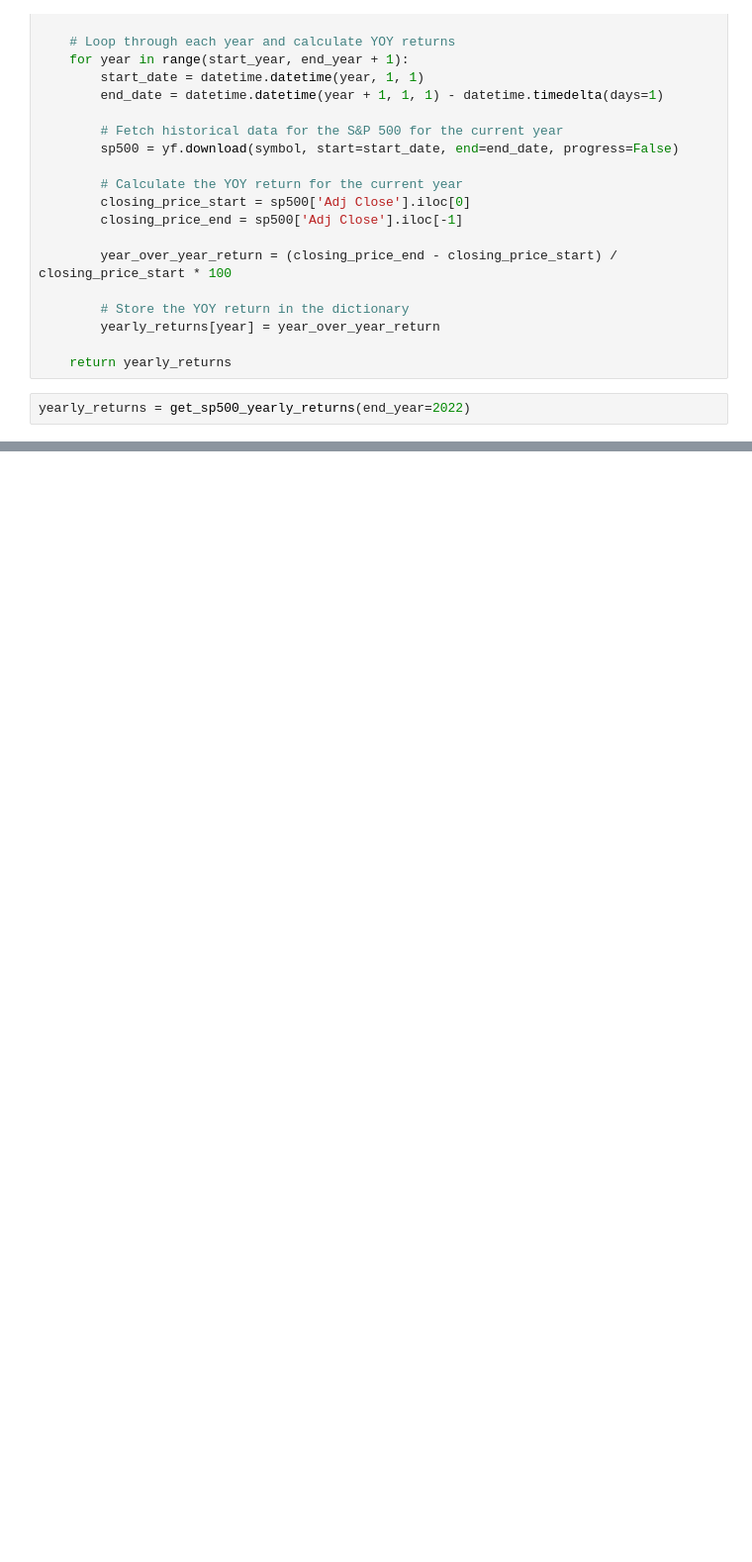
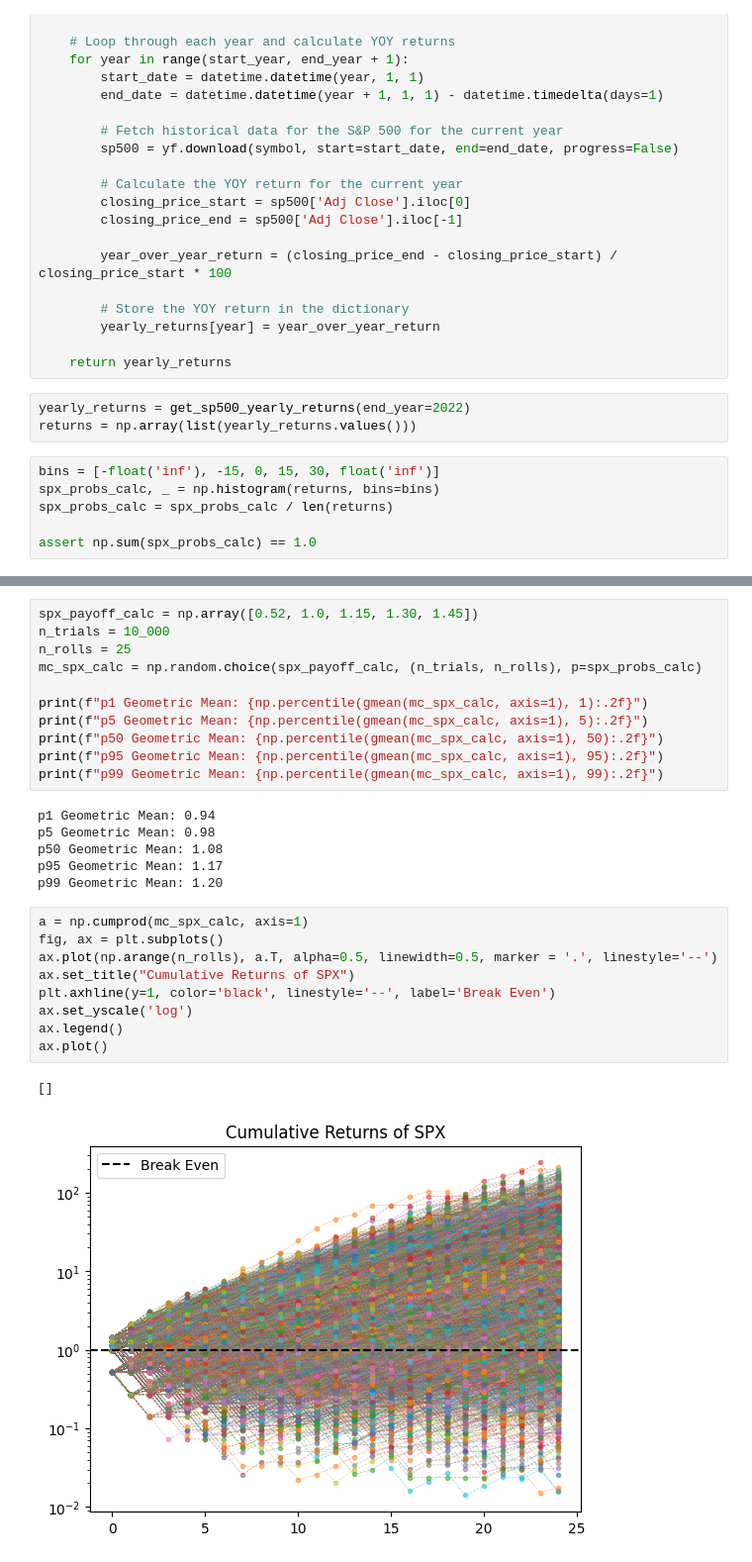
Before and after one commit to jovsa/safe-haven-reproduction, a Jupyter notebook: inductive_dice.ipynb, the cells around one changed output, grey strips where cells are left out. Shown at 99% size. Saved outputs shown, nothing was run; the diff lists cells and outputs as text; blank space fills up the shorter version.

```diff
--- a/inductive_dice.ipynb
+++ b/inductive_dice.ipynb
@@ -46,3 +50,10 @@ def get_sp500_yearly_returns(end_year, start_year=1930):
     return yearly_returns
 # %%
 yearly_returns = get_sp500_yearly_returns(end_year=2022)
+returns = np.array(list(yearly_returns.values()))
+# %%
+bins = [-float('inf'), -15, 0, 15, 30, float('inf')]
+spx_probs_calc, _ = np.histogram(returns, bins=bins)
+spx_probs_calc = spx_probs_calc / len(returns)
+
+assert np.sum(spx_probs_calc) == 1.0
@@ -48,0 +64,29 @@ yearly_returns = get_sp500_yearly_returns(end_year=2022)
+# %%
+spx_payoff_calc = np.array([0.52, 1.0, 1.15, 1.30, 1.45])
+n_trials = 10_000
+n_rolls = 25
+mc_spx_calc = np.random.choice(spx_payoff_calc, (n_trials, n_rolls), p=spx_probs_calc)
+
+print(f"p1 Geometric Mean: {np.percentile(gmean(mc_spx_calc, axis=1), 1):.2f}")
+print(f"p5 Geometric Mean: {np.percentile(gmean(mc_spx_calc, axis=1), 5):.2f}")
+print(f"p50 Geometric Mean: {np.percentile(gmean(mc_spx_calc, axis=1), 50):.2f}")
+print(f"p95 Geometric Mean: {np.percentile(gmean(mc_spx_calc, axis=1), 95):.2f}")
+print(f"p99 Geometric Mean: {np.percentile(gmean(mc_spx_calc, axis=1), 99):.2f}")
+# %% [output]
+p1 Geometric Mean: 0.94
+p5 Geometric Mean: 0.98
+p50 Geometric Mean: 1.08
+p95 Geometric Mean: 1.17
+p99 Geometric Mean: 1.20
+# %%
+a = np.cumprod(mc_spx_calc, axis=1)
+fig, ax = plt.subplots()
+ax.plot(np.arange(n_rolls), a.T, alpha=0.5, linewidth=0.5, marker = '.', linestyle='--')
+ax.set_title("Cumulative Returns of SPX")
+plt.axhline(y=1, color='black', linestyle='--', label='Break Even')
+ax.set_yscale('log')
+ax.legend()
+ax.plot()
+# %% [output]
+[]
+[figure, added]
```
Also changed, not shown: parts of 2 cells of this notebook.
